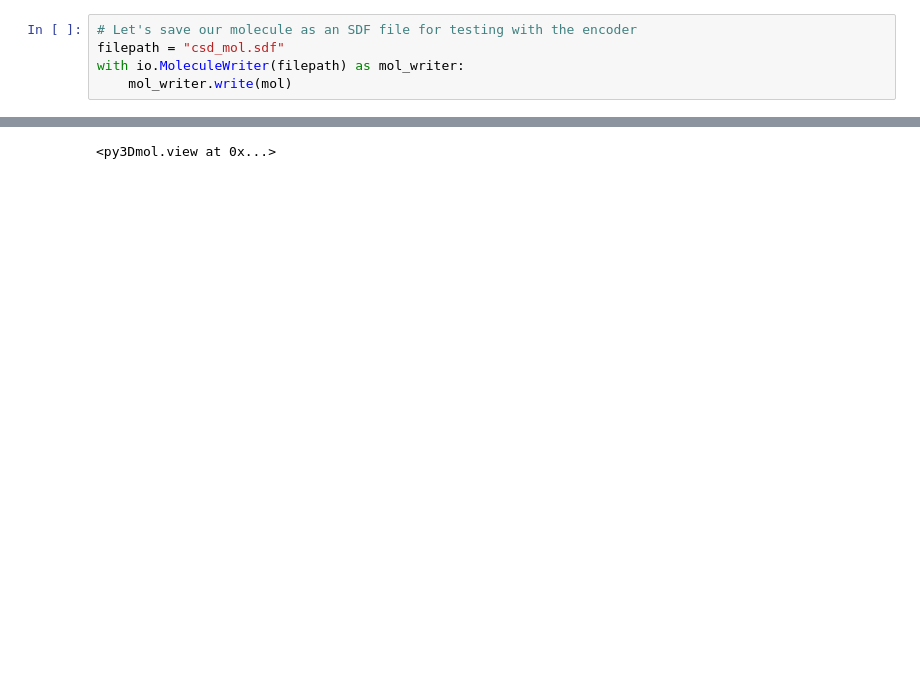
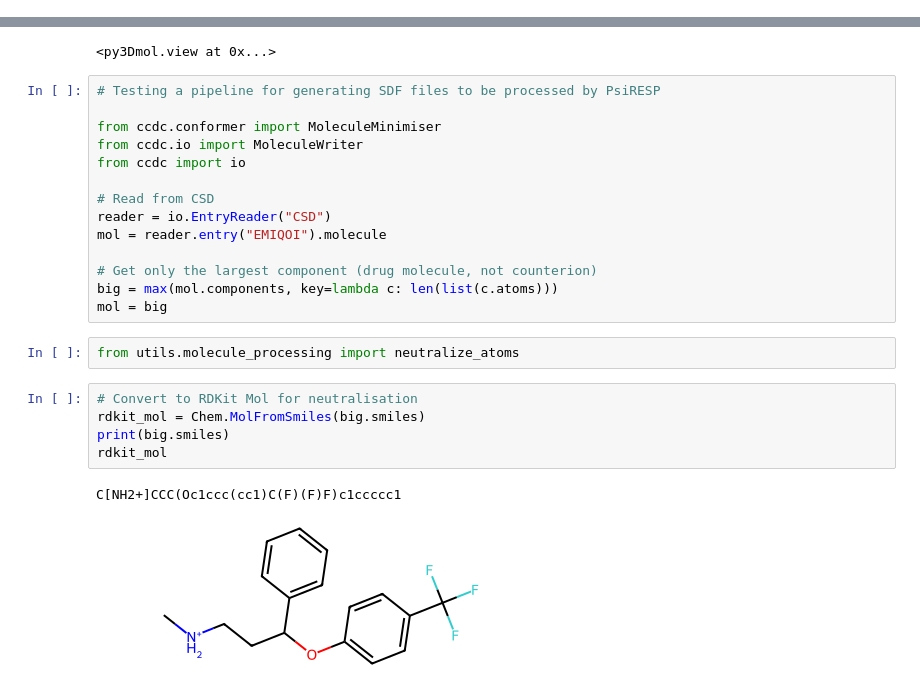
Before and after one commit to MatthewT123/ccdc, a Jupyter notebook: csd_test.ipynb, the cells around one changed output, grey strips where cells are left out. Cells and saved outputs as stored; diff of their text form; blank space fills up the shorter version.

Commit message:
v0.18: Added neutralisation and SDF export of an example CSD molecule

```diff
--- a/csd_test.ipynb
+++ b/csd_test.ipynb
@@ -27,8 +27,3 @@ visualise_mol(mol, minimised_mol)
 # %% [output]
 [interactive output not drawn]
 <py3Dmol.view at 0x...>
-# %%
-# Let's save our molecule as an SDF file for testing with the encoder
-filepath = "csd_mol.sdf"
-with io.MoleculeWriter(filepath) as mol_writer:
-    mol_writer.write(mol)
@@ -58,3 +61,27 @@ Conf 8
 Conf 9
 [interactive output not drawn]
 <py3Dmol.view at 0x...>
+# %%
+# Testing a pipeline for generating SDF files to be processed by PsiRESP
+
+from ccdc.conformer import MoleculeMinimiser
+from ccdc.io import MoleculeWriter
+from ccdc import io
+
+# Read from CSD
+reader = io.EntryReader("CSD")
+mol = reader.entry("EMIQOI").molecule
+
+# Get only the largest component (drug molecule, not counterion)
+big = max(mol.components, key=lambda c: len(list(c.atoms)))
+mol = big
+# %%
+from utils.molecule_processing import neutralize_atoms
+# %%
+# Convert to RDKit Mol for neutralisation
+rdkit_mol = Chem.MolFromSmiles(big.smiles)
+print(big.smiles)
+rdkit_mol
+# %% [output]
+C[NH2+]CCC(Oc1ccc(cc1)C(F)(F)F)c1ccccc1
+[figure, added]
```
Also changed, not shown: parts of 6 cells of this notebook, 1 other file.
